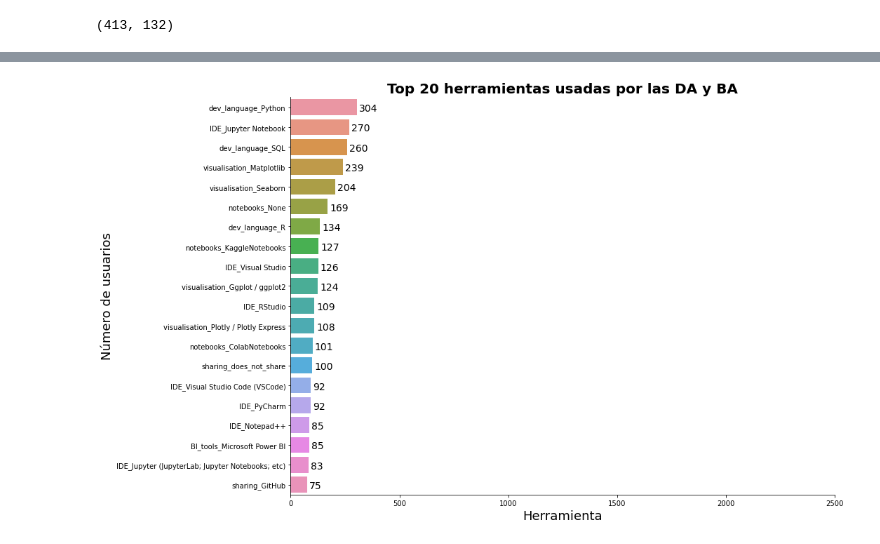
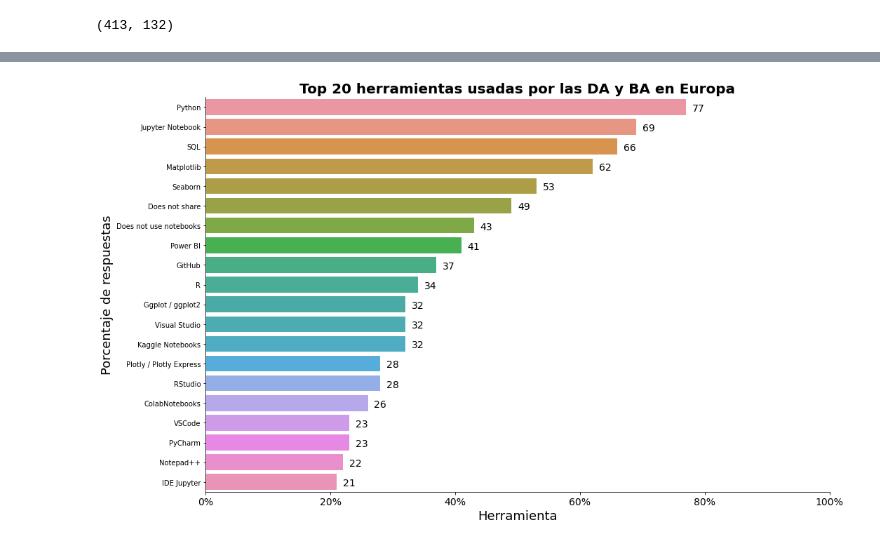
Before and after one commit to Adalab/project-da-promo-d-module-2-team-2-, a Jupyter notebook: notebooks/visualizacion.ipynb, the cells around one changed output, grey strips where cells are left out. Cells and saved outputs as stored; diff of their text form; code cells hidden in the pictures.

Commit message:
empezado grafica BI tools eu

```diff
--- a/notebooks/visualizacion.ipynb
+++ b/notebooks/visualizacion.ipynb
@@ -306,7 +306,7 @@ diccionario_tools = {'dev_language_Python': 'Python',
                     'visualisation_Seaborn':'Seaborn',
                     'IDE_Visual Studio':'Visual Studio',
                     'notebooks_KaggleNotebooks':'Kaggle Notebooks',
-                    'notebooks_None':'None',
+                    'notebooks_None':'Does not use notebooks',
                     'dev_language_R':'R',
                     'notebooks_ColabNotebooks':'ColabNotebooks',
                     'IDE_Visual Studio Code (VSCode)':'VSCode',
@@ -318,7 +318,10 @@ diccionario_tools = {'dev_language_Python': 'Python',
                     'IDE_PyCharm':'PyCharm',
                     'big_data_MySQL':'MySQL',
                     'BI_tools_Microsoft Power BI':'Power BI',
-                    'IDE_Jupyter (JupyterLab; Jupyter Notebooks; etc)': 'IDE Jupyter'}
+                    'IDE_Jupyter (JupyterLab; Jupyter Notebooks; etc)': 'IDE Jupyter',
+                    'IDE_Visual Studio Code (VSCode)': 'VSCode',
+                    'IDE_Notepad++': 'Notepad++',
+                    'sharing_does_not_share': 'Does not share'}
 # %%
 #
 
@@ -684,5 +742,5 @@ df_sum_tools_eu = df_sum_tools_eu.sort_values(by='Número de usuarios', ascendin
 # %%
-df_sum_tools_eu['Total de respuestas'] = df_sum_tools_eu['Herramienta'].map(diccionario_tools_totals)
+df_sum_tools_eu['Total de respuestas'] = df_sum_tools_eu['Herramienta'].map(diccionario_eu_totals)
 df_sum_tools_eu['Porcentaje'] = round((df_sum_tools_eu['Número de usuarios'] / df_sum_tools_eu['Total de respuestas'] * 100), 0)
 df_sum_tools_eu
 # %% [output]
@@ -705,0 +764,4 @@ df_sum_tools_eu
+# %%
+df_sum_tools_eu['Herramienta'] = df_sum_tools_eu['Herramienta'].map(diccionario_tools)
+df_sum_tools_eu = df_sum_tools_eu.sort_values(by='Porcentaje', ascending=False)
+df_sum_tools_eu
@@ -706,35 +786,32 @@ df_sum_tools_eu
 # %%
 plt.figure(figsize=(15, 9))
 
-fig=sns.barplot(y = 'Herramienta', x = 'Número de usuarios', data=df_sum_tools_eu, order= df_sum_tools_eu.sort_values('Número de usuarios', ascending= False)['Herramienta'])
+fig=sns.barplot(y = 'Herramienta', x = 'Porcentaje', data=df_sum_tools_eu) #order= df_sum_tools_eu.sort_values('Porcentaje', ascending= False)['Herramienta'])
 
-fig.set_title('Top 20 herramientas usadas por las DA y BA', fontsize = 20, fontweight = 'bold')
+fig.set_title('Top 20 herramientas usadas por las DA y BA en Europa', fontsize = 20, fontweight = 'bold')
 
 fig.spines[["top", "right"]].set_visible(False)
 
 # para poner etiquetas encima de las barras
 # for indice, valor in enumerate(df_sum_tools_eu["Herramienta"]):
 #     plt.text(50, indice+0.2, valor,
 #              horizontalalignment='left', # para colocarlo en el centro de la barra
 #              fontsize= 16)
 
 # para poner etiquetas encima de las barras
-for indice, valor in enumerate(df_sum_tools_eu["Número de usuarios"]):
-    plt.text(valor+10, indice+0.2, int(valor),
+for indice, valor in enumerate(df_sum_tools_eu["Porcentaje"]):
+    plt.text(valor+1, indice+0.2, int(valor),
              horizontalalignment='left', # para colocarlo en el centro de la barra
              fontsize= 14)
 
 fig.set_xlabel (xlabel = "Herramienta", fontsize = 18)
-fig.set_ylabel (ylabel = "Número de usuarios", fontsize = 18)
+fig.set_ylabel (ylabel = "Porcentaje de respuestas", fontsize = 18)
 
-fig.set(xticks = [0, 500, 1000, 1500, 2000, 2500])
-#fig.set(yticks = [0, 1, 2, 3, 4, 5, 6, 7])
-fig.set(xticklabels = [0, 500, 1000, 1500, 2000, 2500])
-# fig.set(yticklabels = ["", "", "", "", "", "", "", "", "", "", "", "", "", "", "", "", "", "", "", ""])
-
+fig.set(xticks = [0, 20, 40, 60, 80, 100])
+fig.set_xticklabels(labels = ['0%', '20%', '40%', '60%', '80%', '100%'], size=14)
 
 plt.tight_layout()
 
 plt.show()
 # %% [output]
-[figure, old version]
+[figure, new version]
```
Also changed, not shown: parts of 8 cells of this notebook.
